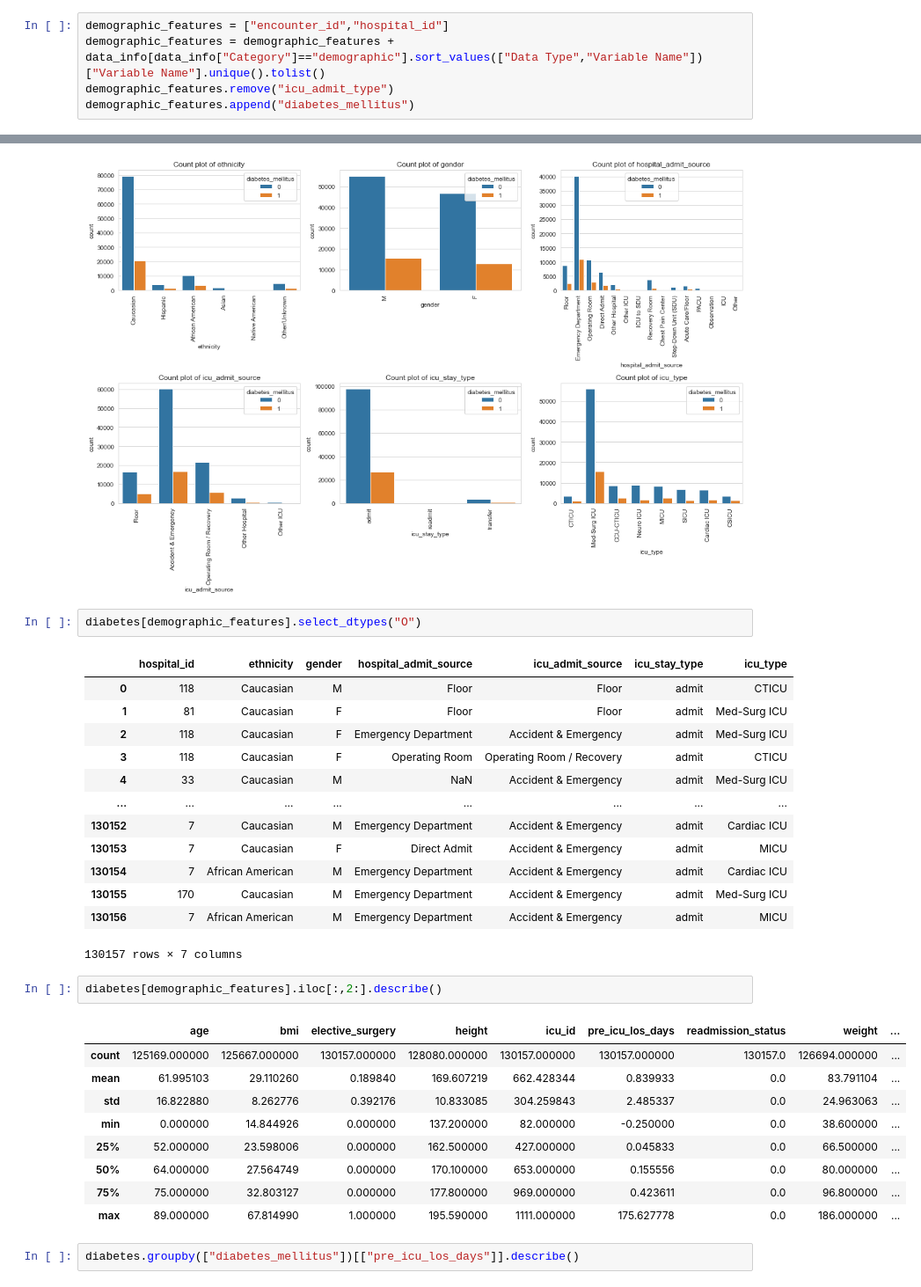
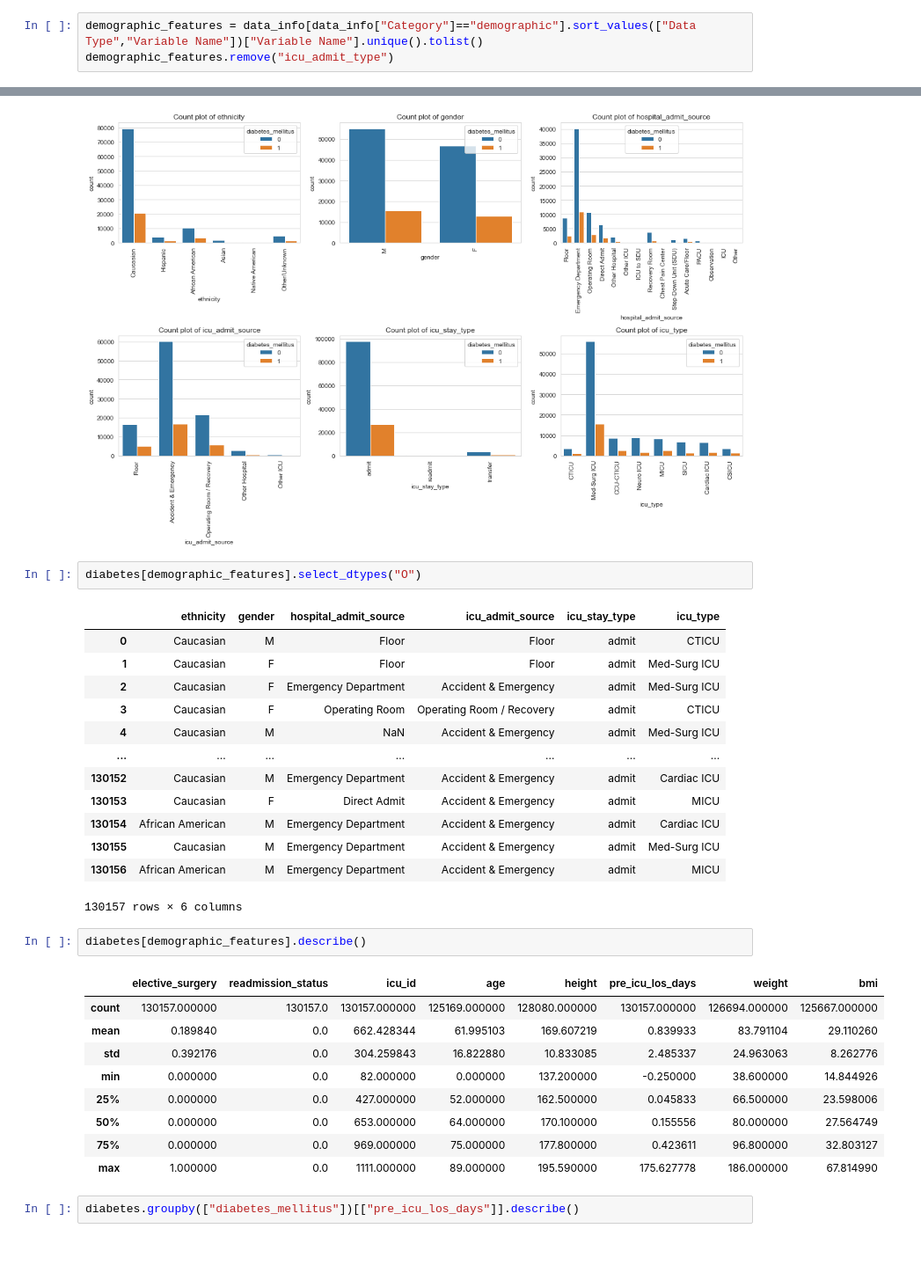
Before and after one commit to Sebasu11/WiDS-2021, a Jupyter notebook: notebooks/EDA/01_eda.ipynb, the cells around one changed output, grey strips where cells are left out. Shown at 88% size. Saved outputs shown, nothing was run; the diff lists cells and outputs as text; blank space fills up the shorter version.

```diff
--- a/notebooks/EDA/01_eda.ipynb
+++ b/notebooks/EDA/01_eda.ipynb
@@ -162,10 +165,8 @@ data_info[data_info["Variable Name"]=="icu_id"]["Description"][11]
 # %% [output]
 'A unique identifier for the unit to which the patient was admitted'
 # %%
-demographic_features = ["encounter_id","hospital_id"]
-demographic_features = demographic_features + data_info[data_info["Category"]=="demographic"].sort_values(["Data Type","Variable Name"])["Variable Name"].unique().tolist()
+demographic_features = data_info[data_info["Category"]=="demographic"].sort_values(["Data Type","Variable Name"])["Variable Name"].unique().tolist()
 demographic_features.remove("icu_admit_type")
-demographic_features.append("diabetes_mellitus")
 # %%
 diabetes[demographic_features].head()
 # %% [output]
@@ -258,31 +260,31 @@ plt.tight_layout()
 # %%
 diabetes[demographic_features].select_dtypes("O")
 # %% [output]
-|  | hospital_id | ethnicity | gender | hospital_admit_source | icu_admit_source | icu_stay_type | icu_type |
-| 0 | 118 | Caucasian | M | Floor | Floor | admit | CTICU |
-| 1 | 81 | Caucasian | F | Floor | Floor | admit | Med-Surg ICU |
-| 2 | 118 | Caucasian | F | Emergency Department | Accident & Emergency | admit | Med-Surg ICU |
-| 3 | 118 | Caucasian | F | Operating Room | Operating Room / Recovery | admit | CTICU |
-| 4 | 33 | Caucasian | M | NaN | Accident & Emergency | admit | Med-Surg ICU |
-| ... | ... | ... | ... | ... | ... | ... | ... |
-| 130152 | 7 | Caucasian | M | Emergency Department | Accident & Emergency | admit | Cardiac ICU |
-| 130153 | 7 | Caucasian | F | Direct Admit | Accident & Emergency | admit | MICU |
-| 130154 | 7 | African American | M | Emergency Department | Accident & Emergency | admit | Cardiac ICU |
-| 130155 | 170 | Caucasian | M | Emergency Department | Accident & Emergency | admit | Med-Surg ICU |
-| 130156 | 7 | African American | M | Emergency Department | Accident & Emergency | admit | MICU |
+|  | ethnicity | gender | hospital_admit_source | icu_admit_source | icu_stay_type | icu_type |
+| 0 | Caucasian | M | Floor | Floor | admit | CTICU |
+| 1 | Caucasian | F | Floor | Floor | admit | Med-Surg ICU |
+| 2 | Caucasian | F | Emergency Department | Accident & Emergency | admit | Med-Surg ICU |
+| 3 | Caucasian | F | Operating Room | Operating Room / Recovery | admit | CTICU |
+| 4 | Caucasian | M | NaN | Accident & Emergency | admit | Med-Surg ICU |
+| ... | ... | ... | ... | ... | ... | ... |
+| 130152 | Caucasian | M | Emergency Department | Accident & Emergency | admit | Cardiac ICU |
+| 130153 | Caucasian | F | Direct Admit | Accident & Emergency | admit | MICU |
+| 130154 | African American | M | Emergency Department | Accident & Emergency | admit | Cardiac ICU |
+| 130155 | Caucasian | M | Emergency Department | Accident & Emergency | admit | Med-Surg ICU |
+| 130156 | African American | M | Emergency Department | Accident & Emergency | admit | MICU |
-130157 rows × 7 columns
+130157 rows × 6 columns
 # %%
-diabetes[demographic_features].iloc[:,2:].describe()
+diabetes[demographic_features].describe()
 # %% [output]
-|  | age | bmi | elective_surgery | height | icu_id | pre_icu_los_days | readmission_status | weight | ... |
-| count | 125169.000000 | 125667.000000 | 130157.000000 | 128080.000000 | 130157.000000 | 130157.000000 | 130157.0 | 126694.000000 | ... |
-| mean | 61.995103 | 29.110260 | 0.189840 | 169.607219 | 662.428344 | 0.839933 | 0.0 | 83.791104 | ... |
-| std | 16.822880 | 8.262776 | 0.392176 | 10.833085 | 304.259843 | 2.485337 | 0.0 | 24.963063 | ... |
-| min | 0.000000 | 14.844926 | 0.000000 | 137.200000 | 82.000000 | -0.250000 | 0.0 | 38.600000 | ... |
-| 25% | 52.000000 | 23.598006 | 0.000000 | 162.500000 | 427.000000 | 0.045833 | 0.0 | 66.500000 | ... |
-| 50% | 64.000000 | 27.564749 | 0.000000 | 170.100000 | 653.000000 | 0.155556 | 0.0 | 80.000000 | ... |
-| 75% | 75.000000 | 32.803127 | 0.000000 | 177.800000 | 969.000000 | 0.423611 | 0.0 | 96.800000 | ... |
-| max | 89.000000 | 67.814990 | 1.000000 | 195.590000 | 1111.000000 | 175.627778 | 0.0 | 186.000000 | ... |
+|  | elective_surgery | readmission_status | icu_id | age | height | pre_icu_los_days | weight | bmi |
+| count | 130157.000000 | 130157.0 | 130157.000000 | 125169.000000 | 128080.000000 | 130157.000000 | 126694.000000 | 125667.000000 |
+| mean | 0.189840 | 0.0 | 662.428344 | 61.995103 | 169.607219 | 0.839933 | 83.791104 | 29.110260 |
+| std | 0.392176 | 0.0 | 304.259843 | 16.822880 | 10.833085 | 2.485337 | 24.963063 | 8.262776 |
+| min | 0.000000 | 0.0 | 82.000000 | 0.000000 | 137.200000 | -0.250000 | 38.600000 | 14.844926 |
+| 25% | 0.000000 | 0.0 | 427.000000 | 52.000000 | 162.500000 | 0.045833 | 66.500000 | 23.598006 |
+| 50% | 0.000000 | 0.0 | 653.000000 | 64.000000 | 170.100000 | 0.155556 | 80.000000 | 27.564749 |
+| 75% | 0.000000 | 0.0 | 969.000000 | 75.000000 | 177.800000 | 0.423611 | 96.800000 | 32.803127 |
+| max | 1.000000 | 0.0 | 1111.000000 | 89.000000 | 195.590000 | 175.627778 | 186.000000 | 67.814990 |
 # %%
 diabetes.groupby(["diabetes_mellitus"])[["pre_icu_los_days"]].describe()
 # %% [output]
```
Also changed, not shown: parts of 46 cells of this notebook, 2 other files.
